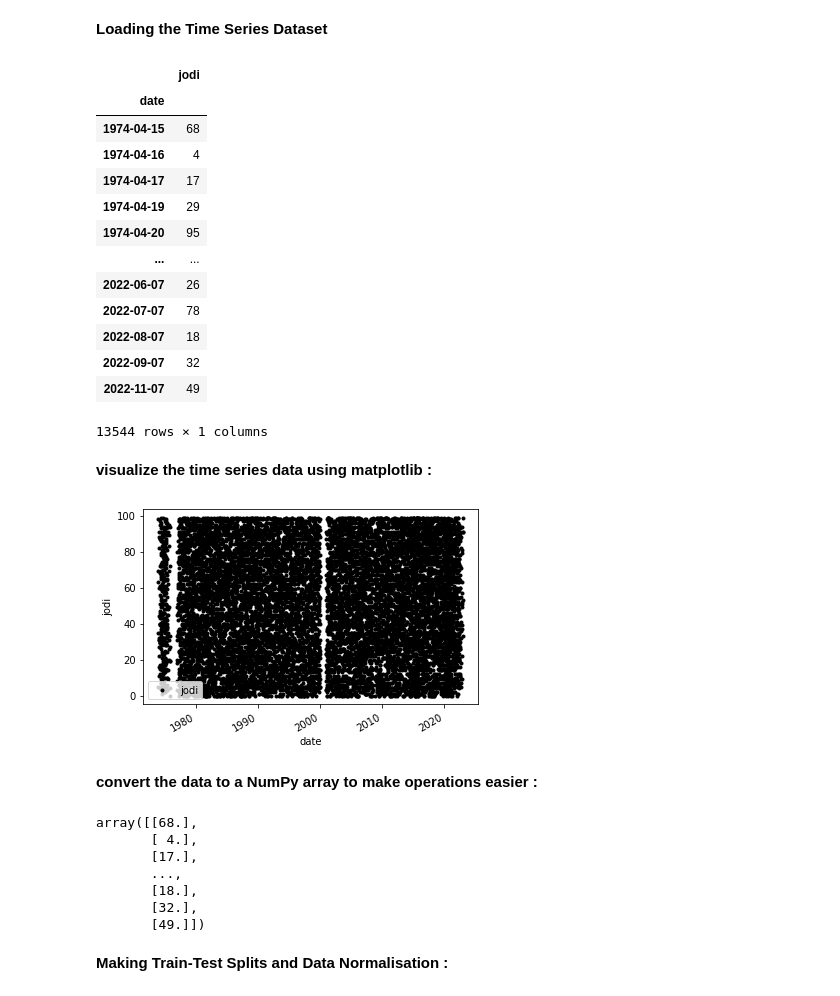
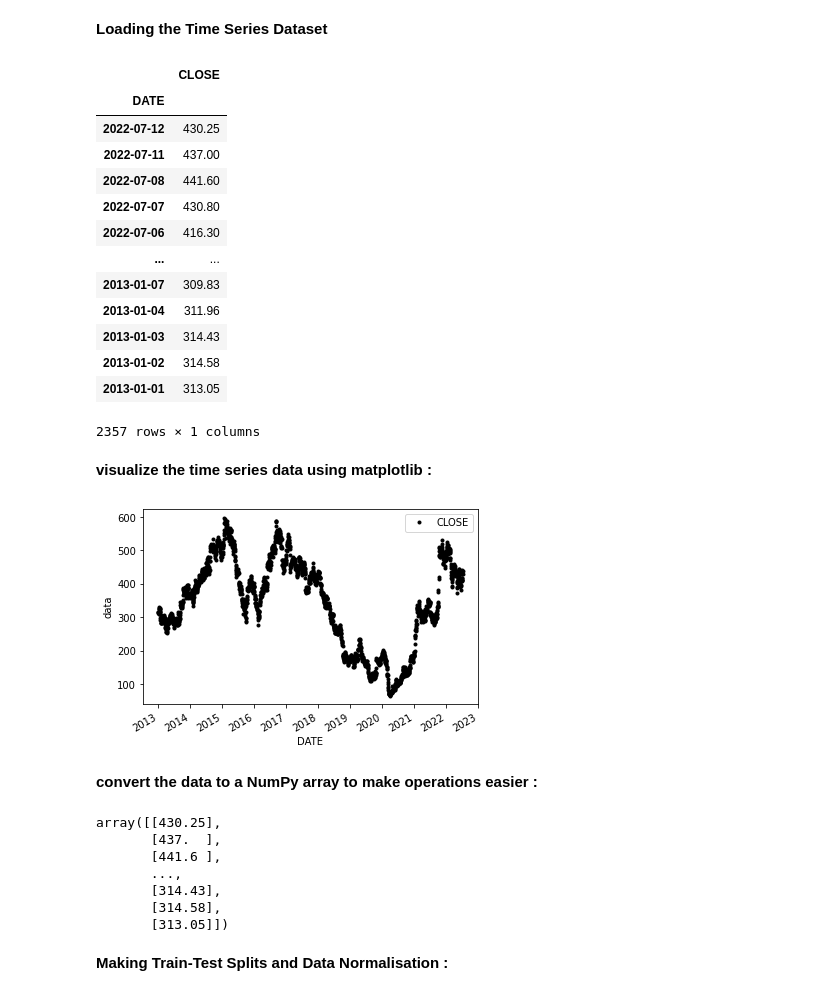
Before and after one commit to PtPrashantTripathi/time-series-forecasting, a Jupyter notebook: ELMmodel.ipynb, the cells around one changed output. Cells and saved outputs as stored; diff of their text form; code cells hidden in the pictures.

```diff
--- a/ELMmodel.ipynb
+++ b/ELMmodel.ipynb
@@ -6,35 +6,35 @@
 import pandas as pd
 from datetime import datetime
 def parser(x):
-    return datetime.strptime(x,"%Y-%m-%d")
-data = pd.read_csv('./data/final/jodi.csv', header = 0, parse_dates=[0],index_col=0, date_parser=parser)
+    return datetime.strptime(x,"%d-%m-%Y")
+data = pd.read_csv('./data.csv', header = 0, parse_dates=[0],index_col=0, date_parser=parser)
 data
 # %% [output]
-|  | jodi |
-| date |  |
-| 1974-04-15 | 68 |
-| 1974-04-16 | 4 |
-| 1974-04-17 | 17 |
-| 1974-04-19 | 29 |
-| 1974-04-20 | 95 |
+|  | CLOSE |
+| DATE |  |
+| 2022-07-12 | 430.25 |
+| 2022-07-11 | 437.00 |
+| 2022-07-08 | 441.60 |
+| 2022-07-07 | 430.80 |
+| 2022-07-06 | 416.30 |
 | ... | ... |
-| 2022-06-07 | 26 |
-| 2022-07-07 | 78 |
-| 2022-08-07 | 18 |
-| 2022-09-07 | 32 |
-| 2022-11-07 | 49 |
+| 2013-01-07 | 309.83 |
+| 2013-01-04 | 311.96 |
+| 2013-01-03 | 314.43 |
+| 2013-01-02 | 314.58 |
+| 2013-01-01 | 313.05 |
-13544 rows × 1 columns
+2357 rows × 1 columns
 # %% [markdown]
 **visualize the time series data using matplotlib :**
 # %%
 import matplotlib.pyplot as plt
 %matplotlib inline
 data = data.astype(float)
 data
-data.plot(style='k.',ylabel='jodi')
+data.plot(style='k.',ylabel='data')
 plt.show()
 # %% [output]
-[figure, old version]
+[figure, new version]
 # %% [markdown]
 **convert the data to a NumPy array to make operations easier :**
 # %%
@@ -46,13 +46,13 @@ data = np.array(data)
 data = np.reshape(data, (-1, 1))
 data
 # %% [output]
-array([[68.],
-       [ 4.],
-       [17.],
+array([[430.25],
+       [437.  ],
+       [441.6 ],
        ...,
-       [18.],
-       [32.],
-       [49.]])
+       [314.43],
+       [314.58],
+       [313.05]])
 # %% [markdown]
 **Making Train-Test Splits and Data Normalisation :**
 # %%
```
Also changed, not shown: parts of 4 cells of this notebook, 3 other files.
